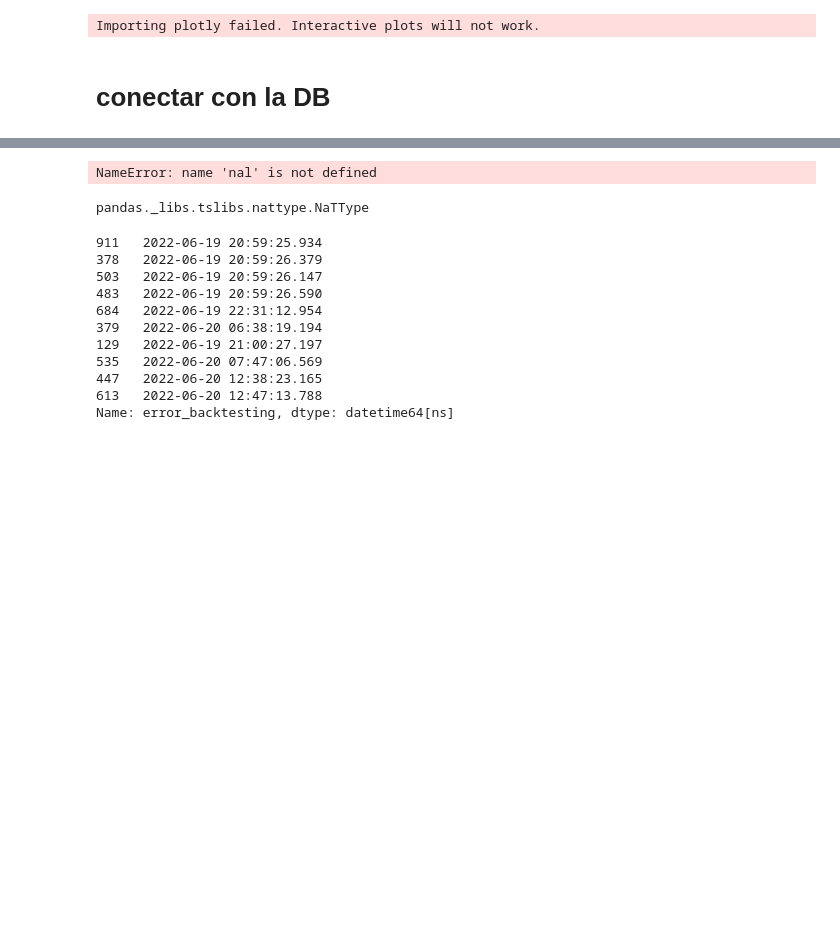
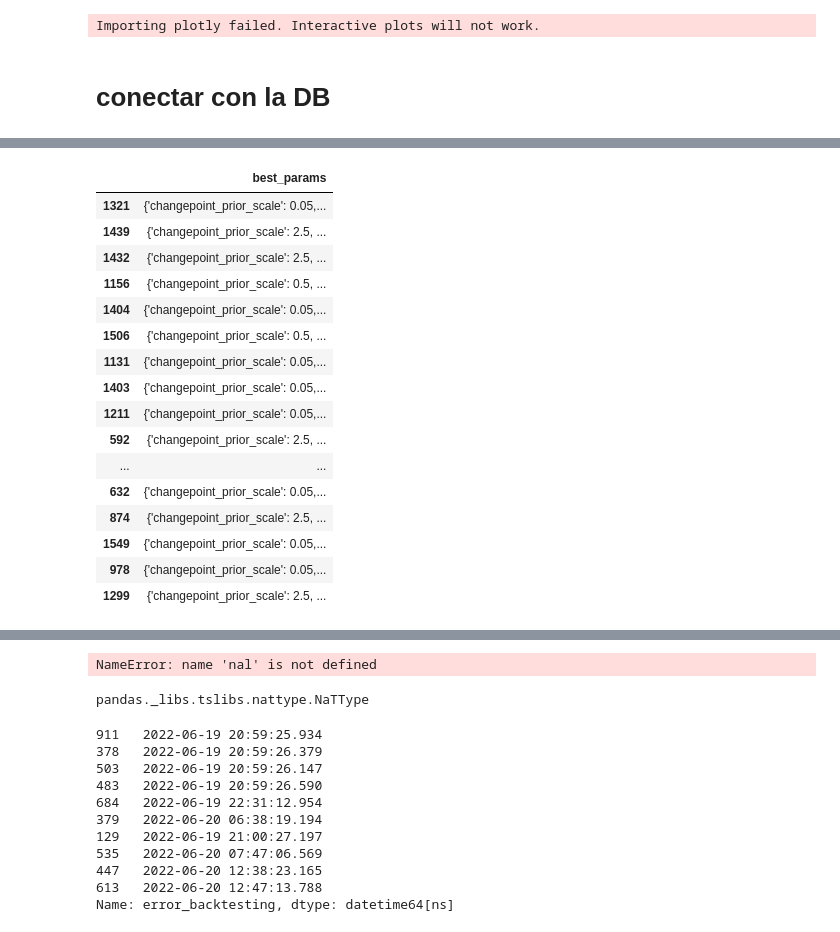
Before and after one commit to joankenobi/analisis_de_datos_copy_trading, a Jupyter notebook: Proyecto/notebooks/analisis_de_datos_prueba.ipynb, the cells around one changed output, grey strips where cells are left out. Cells and saved outputs as stored; diff of their text form; code cells hidden in the pictures; blank space fills up the shorter version.

```diff
--- a/Proyecto/notebooks/analisis_de_datos_prueba.ipynb
+++ b/Proyecto/notebooks/analisis_de_datos_prueba.ipynb
@@ -39,3 +40,25 @@ Index(['_id', 'symbol_message', 'symbol', 'currencies', 'is_future', 'is_long',
       dtype='object')
 # %%
 df=df.sort_values('symbol')#.reset_index()
+# %%
+mask=~df["score"].isna()
+# %%
+df[["best_params"]][mask].agg(lambda x: pd.Series(x),axis=1)
+# %% [output]
+|  | best_params |
+| 1321 | {'changepoint_prior_scale': 0.05,... |
+| 1439 | {'changepoint_prior_scale': 2.5, ... |
+| 1432 | {'changepoint_prior_scale': 2.5, ... |
+| 1156 | {'changepoint_prior_scale': 0.5, ... |
+| 1404 | {'changepoint_prior_scale': 0.05,... |
+| 1506 | {'changepoint_prior_scale': 0.5, ... |
+| 1131 | {'changepoint_prior_scale': 0.05,... |
+| 1403 | {'changepoint_prior_scale': 0.05,... |
+| 1211 | {'changepoint_prior_scale': 0.05,... |
+| 592 | {'changepoint_prior_scale': 2.5, ... |
+| ... | ... |
+| 632 | {'changepoint_prior_scale': 0.05,... |
+| 874 | {'changepoint_prior_scale': 2.5, ... |
+| 1549 | {'changepoint_prior_scale': 0.05,... |
+| 978 | {'changepoint_prior_scale': 0.05,... |
+| 1299 | {'changepoint_prior_scale': 2.5, ... |
```
Also changed, not shown: parts of 5 cells of this notebook, 6 other files.
